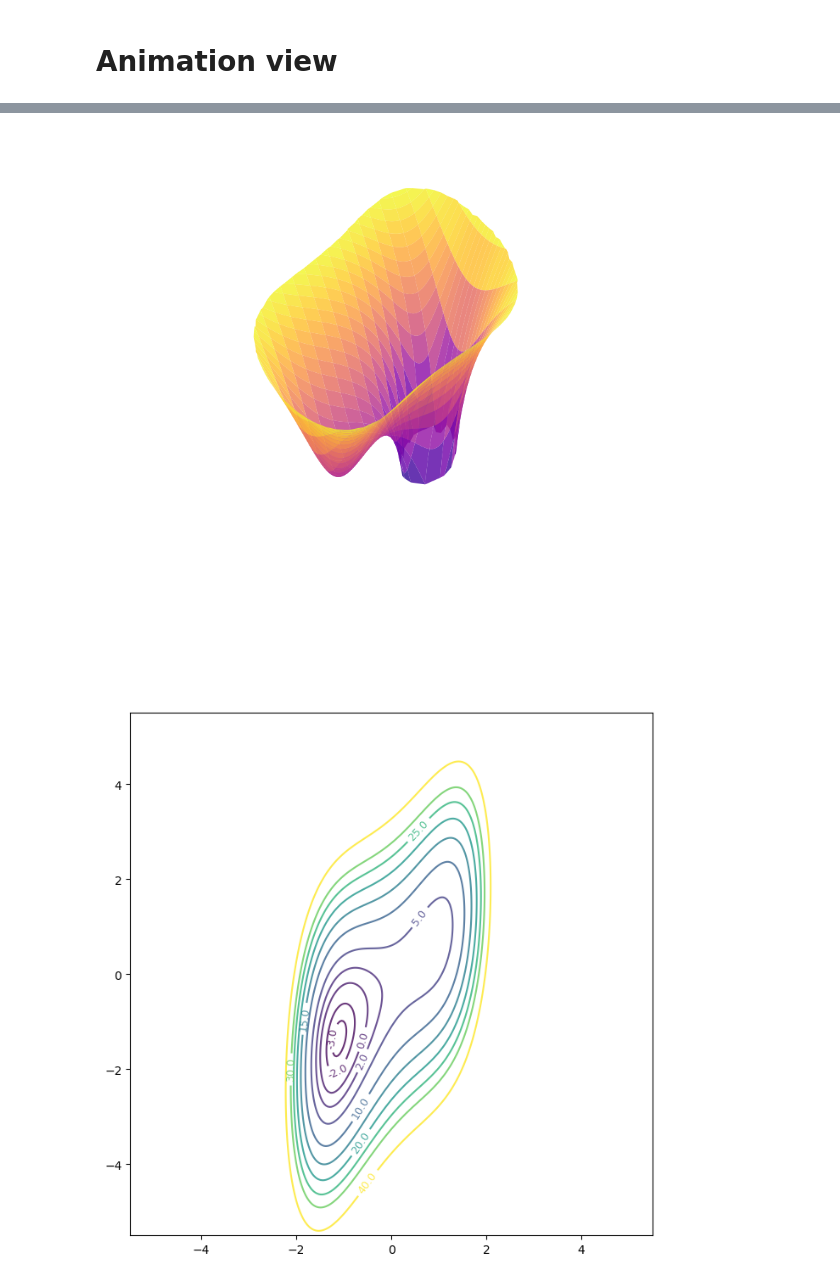
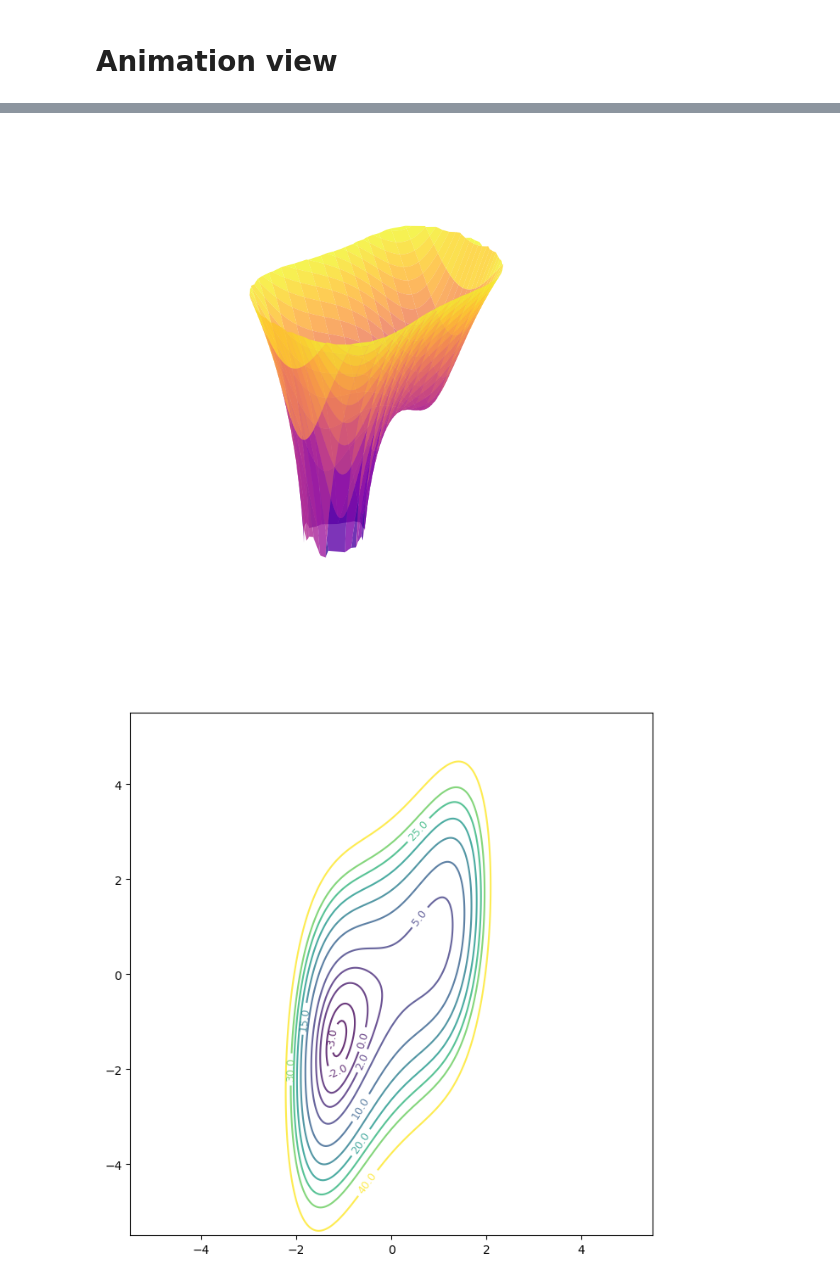
Before and after one commit to tommasoperitoree/CSM_Lab, a Jupyter notebook: srcs/_previews.ipynb, the cells around one changed output, grey strips where cells are left out. Saved outputs shown, nothing was run; the diff lists cells and outputs as text; code cells hidden in the pictures.

```diff
--- a/srcs/_previews.ipynb
+++ b/srcs/_previews.ipynb
@@ -203,7 +210,7 @@ Z = energy(points).reshape(X.shape)
 
 # Define the energy range you want to visualize
 min_energy = 0
-max_energy = 40
+max_energy = 30
 
 # Create mask for points within energy range
 energy_mask = (Z >= min_energy) & (Z <= max_energy)
@@ -229,41 +236,35 @@ surf = ax.plot_surface(X_masked.numpy(), Y_masked.numpy(), Z_log_masked.numpy(),
 ax.set_axis_off()
 
 # Remove background panes and grid
 ax.xaxis.pane.fill = False
 ax.yaxis.pane.fill = False
 ax.zaxis.pane.fill = False
 ax.xaxis.pane.set_edgecolor('none')
 ax.yaxis.pane.set_edgecolor('none')
 ax.zaxis.pane.set_edgecolor('none')
 
 # Remove grid
 ax.grid(False)
 
 # Set transparent background for the figure
 fig.patch.set_alpha(0.0)
 ax.patch.set_alpha(0.0)
 
 # Improve viewing angle
-ax.view_init(elev=40, azim=60)
+ax.view_init(elev=20, azim=240)
 
 plt.tight_layout()
 
 # Save with transparent background
 plt.savefig('../resources/presentation/energy_surface.png',
            transparent=True,           # Transparent background
            bbox_inches='tight',        # Remove extra whitespace
            pad_inches=0,              # No padding
            dpi=300)                   # High resolution
 
-# Optional: also save as PDF (vector format)
-plt.savefig('../resources/presentation/energy_surface.pdf',
-           transparent=True,
-           bbox_inches='tight',
-           pad_inches=0)
-
 plt.show()
 # %% [output]
-[figure, old version]
+[figure, new version]
 # %%
 # Contour plotting function
 def plot_contour_lines_only(output_dir, energy_levels=None, colors=None,
```
Also changed, not shown: parts of 1 cell of this notebook, 47 other files.
